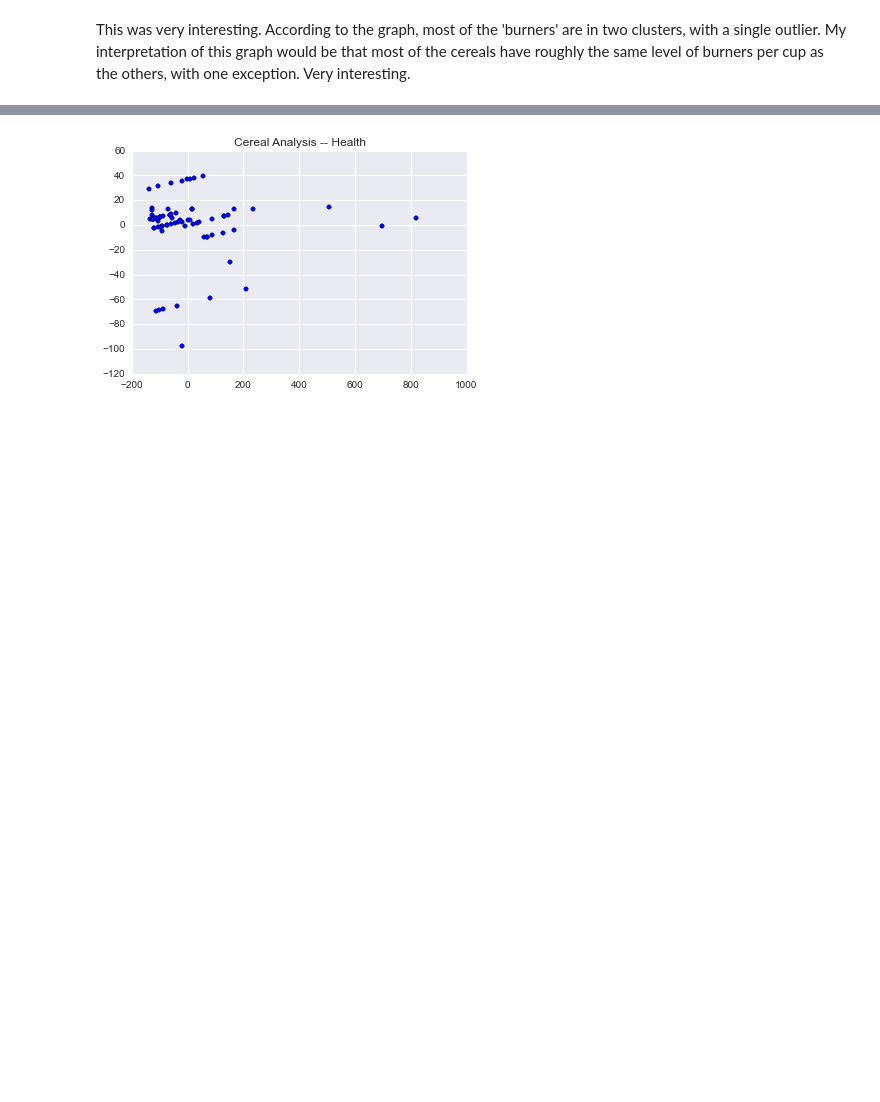
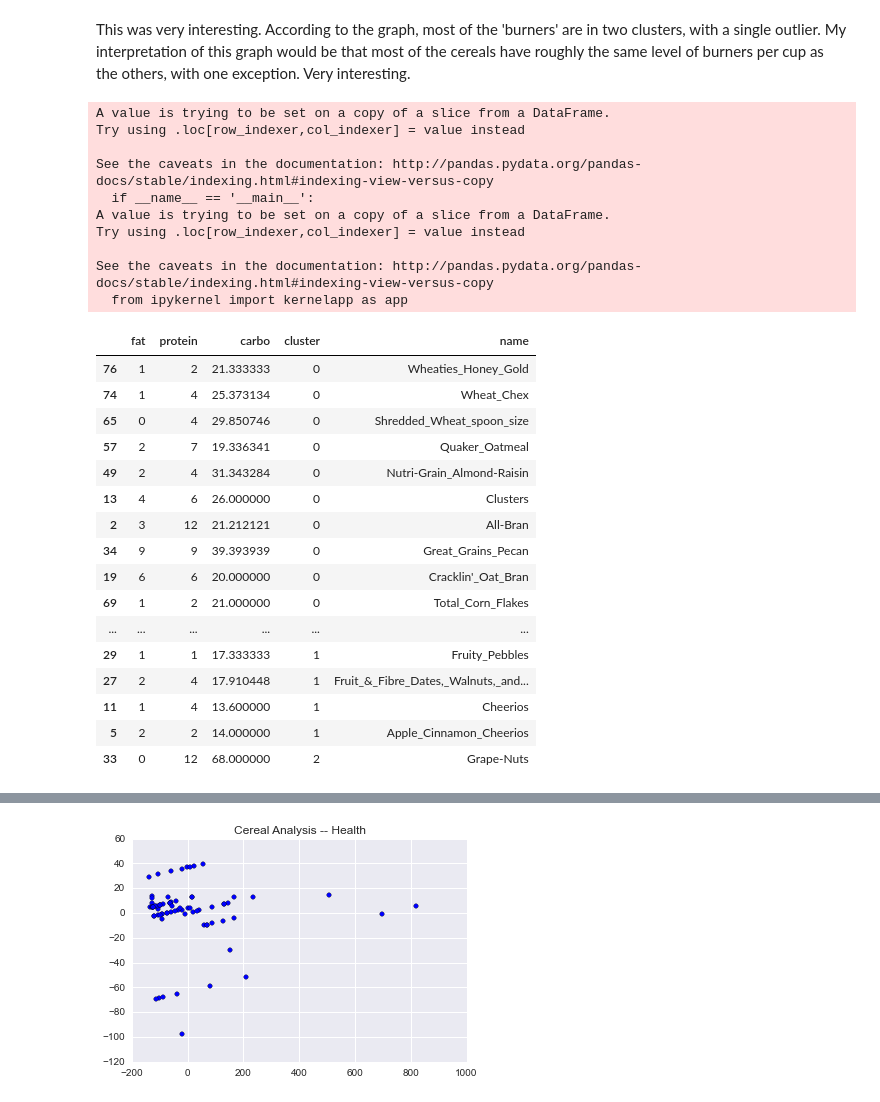
Before and after one commit to tiy-gvl-python-2015-09/honey-nut-clusters, a Jupyter notebook: Cereasly Awesome.ipynb, the cells around one changed output, grey strips where cells are left out. Drawn from its saved outputs; the diff is of its cells as text; code cells hidden in the pictures; blank space fills up the shorter version.

```diff
--- a/Cereasly Awesome.ipynb
+++ b/Cereasly Awesome.ipynb
@@ -8,6 +8,8 @@ from sklearn.cluster import KMeans
 %matplotlib inline
 # %%
 import itertools
+# %%
+pd.options.display.max_rows = 78
 # %%
 cereal_data = pd.read_csv("cereals.csv")
 cereal_data
@@ -154,3 +158,35 @@ plt.show()
 [figure]
 # %% [markdown]
 This was very interesting.  According to the graph, most of the 'burners' are in two clusters, with a single outlier.  My interpretation of this graph would be that most of the cereals have roughly the same level of burners per cup as the others, with one exception.  Very interesting.
+# %%
+burners["cluster"] = c3_burn
+burners["name"] = cereal_data["name"]
+burners.sort("cluster")
+# %% [output]
+A value is trying to be set on a copy of a slice from a DataFrame.
+Try using .loc[row_indexer,col_indexer] = value instead
+
+See the caveats in the documentation: http://pandas.pydata.org/pandas-docs/stable/indexing.html#indexing-view-versus-copy
+  if __name__ == '__main__':
+A value is trying to be set on a copy of a slice from a DataFrame.
+Try using .loc[row_indexer,col_indexer] = value instead
+
+See the caveats in the documentation: http://pandas.pydata.org/pandas-docs/stable/indexing.html#indexing-view-versus-copy
+  from ipykernel import kernelapp as app
+|  | fat | protein | carbo | cluster | name |
+| 76 | 1 | 2 | 21.333333 | 0 | Wheaties_Honey_Gold |
+| 74 | 1 | 4 | 25.373134 | 0 | Wheat_Chex |
+| 65 | 0 | 4 | 29.850746 | 0 | Shredded_Wheat_spoon_size |
+| 57 | 2 | 7 | 19.336341 | 0 | Quaker_Oatmeal |
+| 49 | 2 | 4 | 31.343284 | 0 | Nutri-Grain_Almond-Raisin |
+| 13 | 4 | 6 | 26.000000 | 0 | Clusters |
+| 2 | 3 | 12 | 21.212121 | 0 | All-Bran |
+| 34 | 9 | 9 | 39.393939 | 0 | Great_Grains_Pecan |
+| 19 | 6 | 6 | 20.000000 | 0 | Cracklin'_Oat_Bran |
+| 69 | 1 | 2 | 21.000000 | 0 | Total_Corn_Flakes |
+| ... | ... | ... | ... | ... | ... |
+| 29 | 1 | 1 | 17.333333 | 1 | Fruity_Pebbles |
+| 27 | 2 | 4 | 17.910448 | 1 | Fruit_&_Fibre_Dates,_Walnuts,_and... |
+| 11 | 1 | 4 | 13.600000 | 1 | Cheerios |
+| 5 | 2 | 2 | 14.000000 | 1 | Apple_Cinnamon_Cheerios |
+| 33 | 0 | 12 | 68.000000 | 2 | Grape-Nuts |
```
Also changed, not shown: parts of 5 cells of this notebook.
